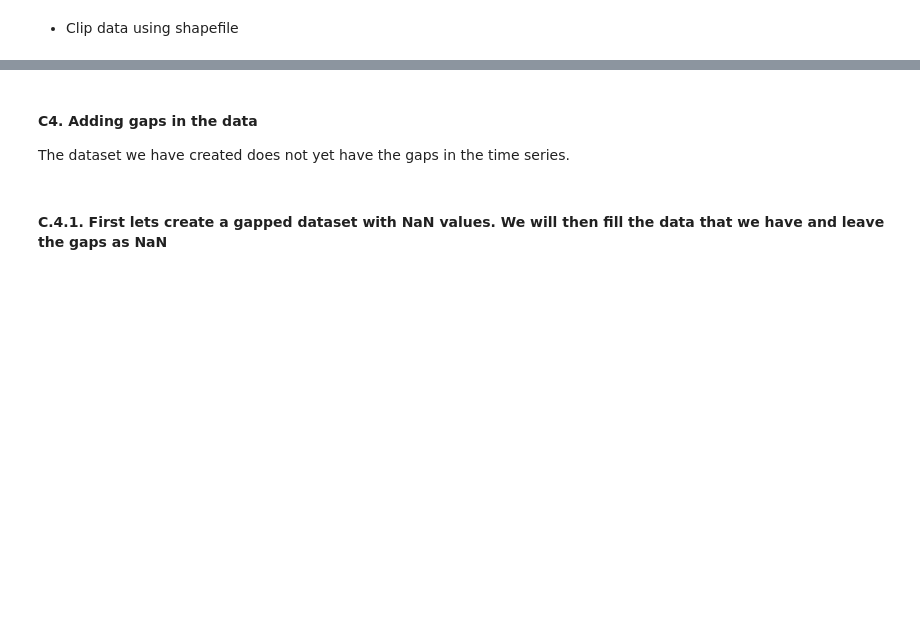
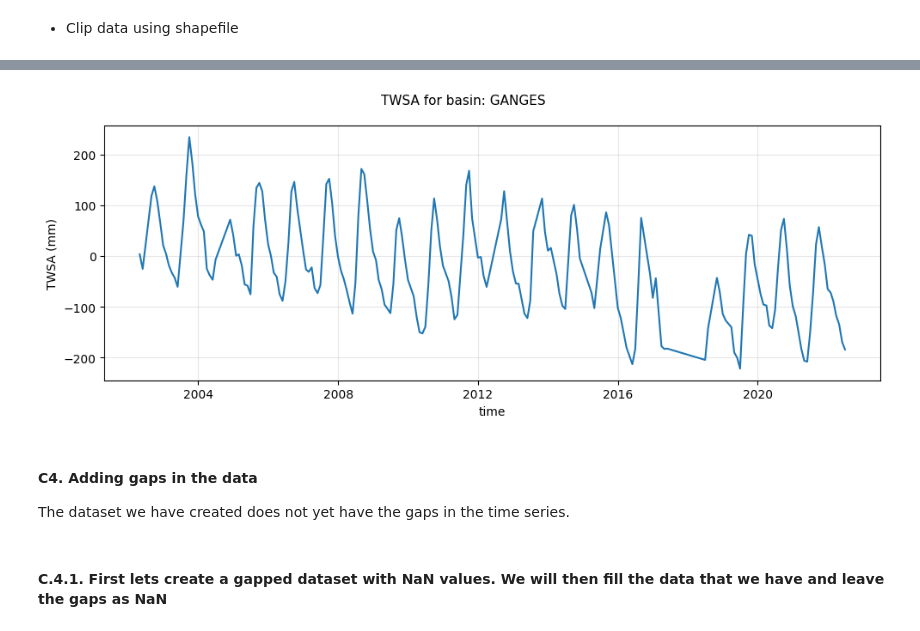
Before and after one commit to GESS-research-group/pyshbundle, a Jupyter notebook: examples/04_TWSA_time_series.ipynb, the cells around one changed output, grey strips where cells are left out. Saved outputs shown, nothing was run; the diff lists cells and outputs as text; code cells hidden in the pictures; blank space fills up the shorter version.

```diff
--- a/examples/04_TWSA_time_series.ipynb
+++ b/examples/04_TWSA_time_series.ipynb
@@ -483,9 +554,12 @@ basin_avg_tws
 # %%
 fig = plt.figure(figsize=(10, 4))
 basin_avg_tws['tws'].plot()
 plt.grid(alpha=0.3)
+plt.ylabel('TWSA (mm)')
 fig.suptitle(f'TWSA for basin: {basin_name}', fontsize=11)
 fig.tight_layout()
+# %% [output]
+[figure, added]
 # %% [markdown]
 #### C4. Adding gaps in the data
 
```
Also changed, not shown: parts of 21 cells of this notebook, 5 other files.
